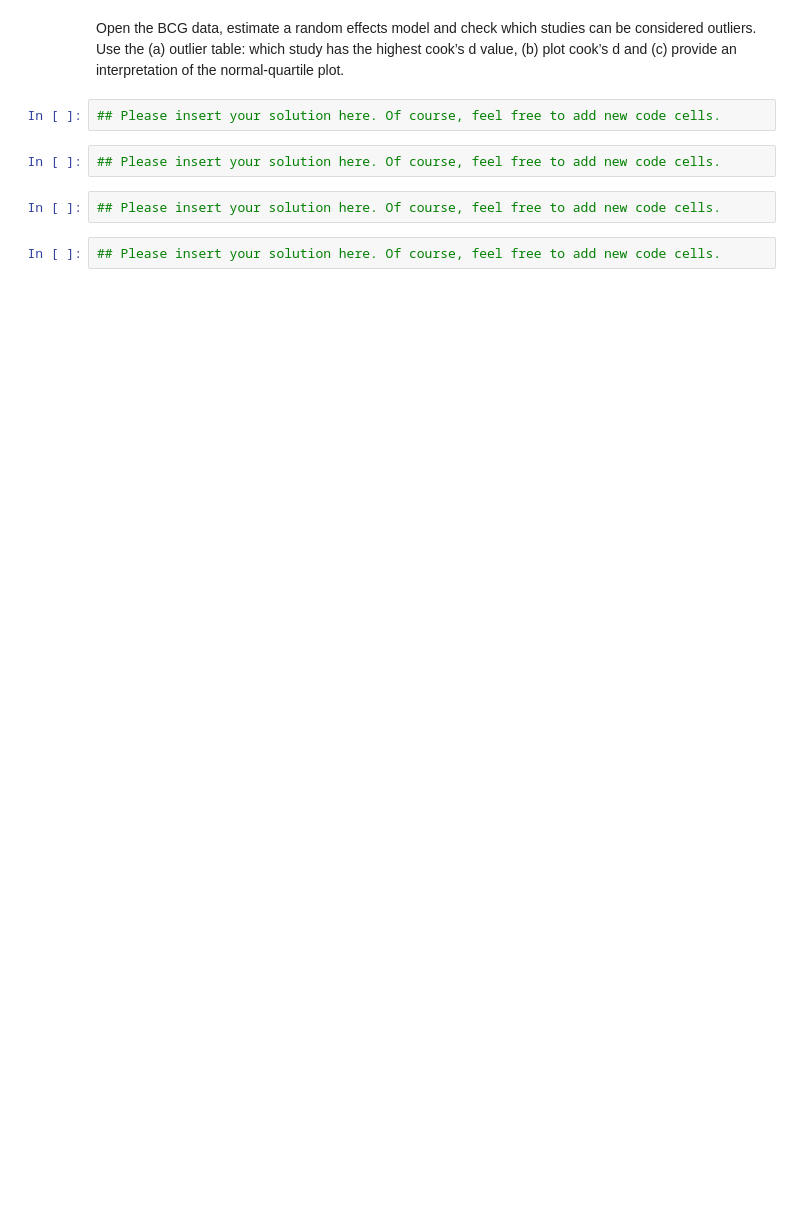
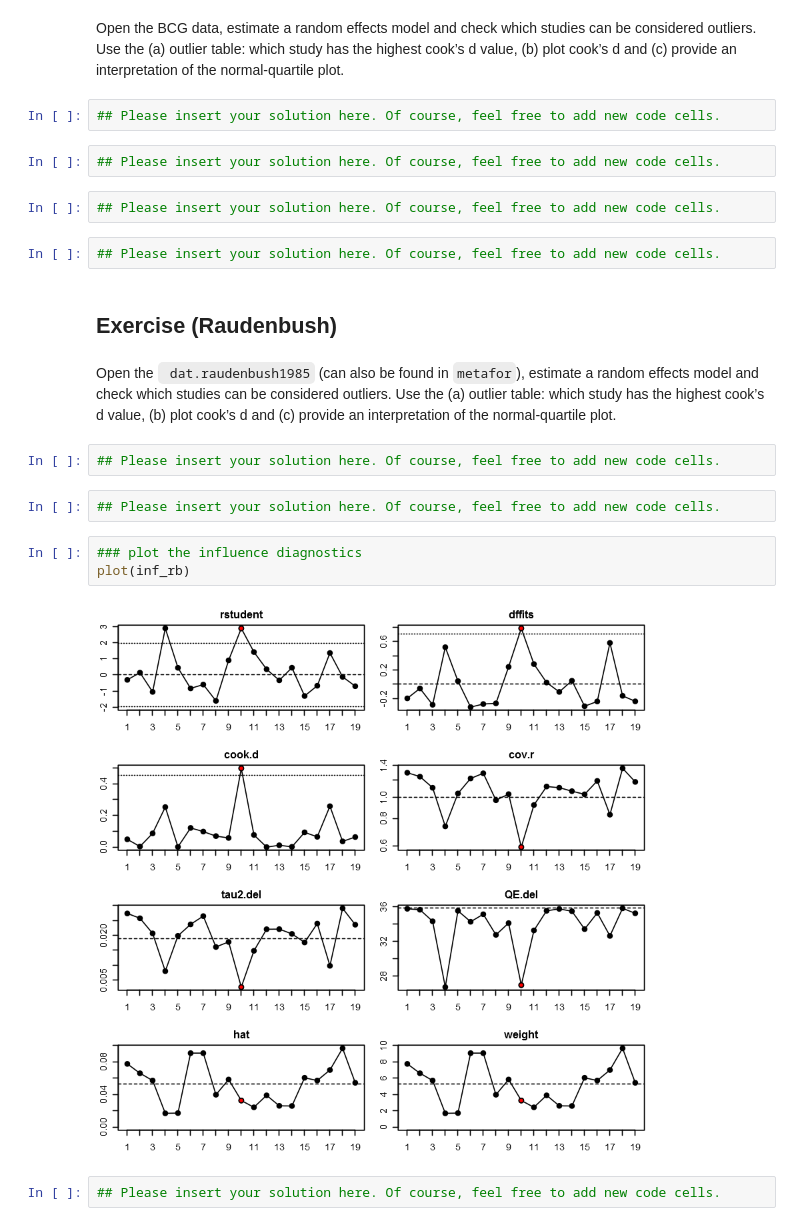
Before and after one commit to berndweiss/gesis-meta-analysis-2018, a Jupyter notebook: notebooks/4-2_exercise.ipynb, the cells around one changed output. Cells and saved outputs as stored; diff of their text form; blank space fills up the shorter version.

Commit message:
add outlier example (Raudenbush)

```diff
--- a/notebooks/4-2_exercise.ipynb
+++ b/notebooks/4-2_exercise.ipynb
@@ -25,3 +21,18 @@ Open the BCG data, estimate a random effects model and check which studies can b
 ## Please insert your solution here. Of course, feel free to add new code cells.
 # %%
 ## Please insert your solution here. Of course, feel free to add new code cells.
+# %% [markdown]
+## Exercise (Raudenbush)
+# %% [markdown]
+Open the ` dat.raudenbush1985` (can also be found in `metafor`), estimate a random effects model and check which studies can be considered outliers. Use the (a) outlier table: which study has the highest cook’s d value, (b) plot cook’s d and (c) provide an interpretation of the normal-quartile plot.
+# %%
+## Please insert your solution here. Of course, feel free to add new code cells.
+# %%
+## Please insert your solution here. Of course, feel free to add new code cells.
+# %%
+### plot the influence diagnostics
+plot(inf_rb)
+# %% [output]
+[figure, added]
+# %%
+## Please insert your solution here. Of course, feel free to add new code cells.
```
Also changed, not shown: parts of 3 cells of this notebook, 4 other files.
